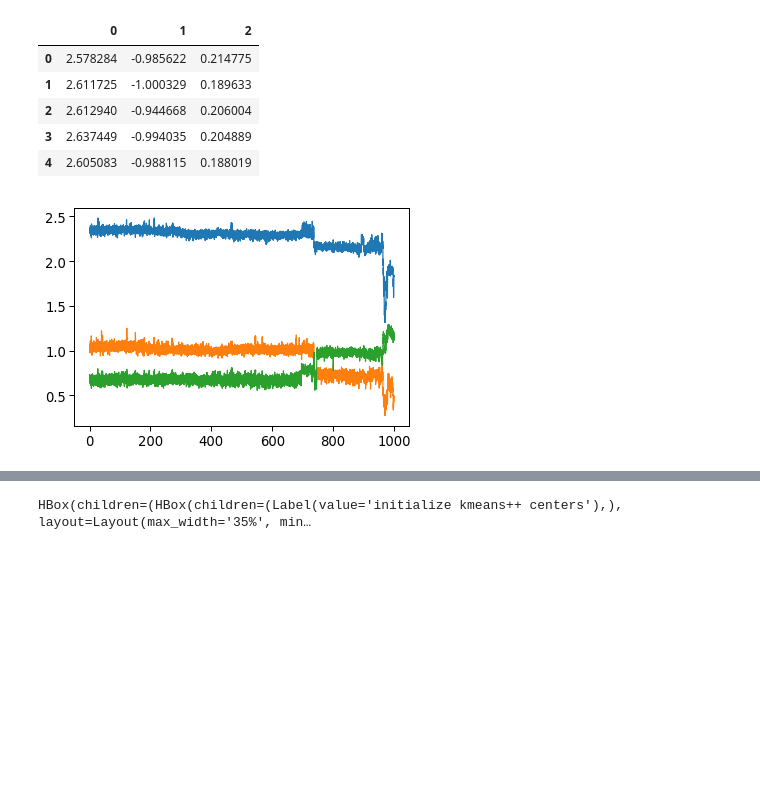
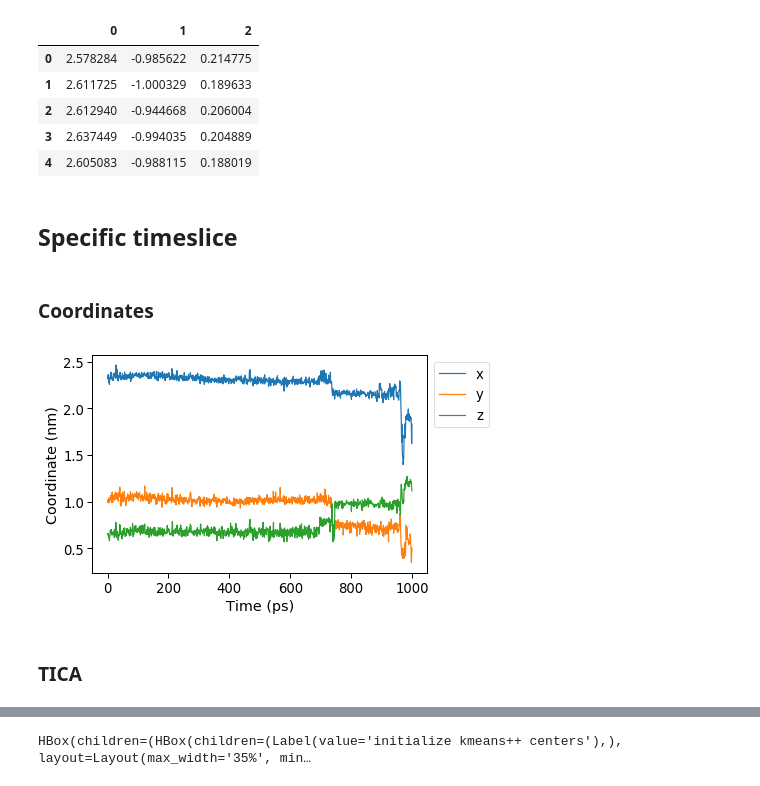
Before and after one commit to RobertArbon/water_diffusion, a Jupyter notebook: classification_explanation.ipynb, the cells around one changed output, grey strips where cells are left out. Drawn from its saved outputs; the diff is of its cells as text; code cells hidden in the pictures; blank space fills up the shorter version.

Commit message:
updated classfication explantion with more plots

```diff
--- a/classification_explanation.ipynb
+++ b/classification_explanation.ipynb
@@ -78,3 +78,5 @@ sample.head()
 | 2 | 2.612940 | -0.944668 | 0.206004 |
 | 3 | 2.637449 | -0.994035 | 0.204889 |
 | 4 | 2.605083 | -0.988115 | 0.188019 |
+# %% [markdown]
+## Specific timeslice
@@ -81,9 +87,17 @@ sample.head()
+# %% [markdown]
+### Coordinates
 # %%
-np.random.seed(42)
 with sns.plotting_context('paper', font_scale=1.5):
-    idx = 0
-    stride = 1
+    stride = 10
     t = np.arange(traj_split[idx].shape[0])*dt_ps
-    plt.plot(t[::stride], traj_split[idx][::stride, :])
+    fig, ax = plt.subplots()
+    for i in range(len(axis)):
+        ax.plot(t[::stride], traj_split[idx][::stride, i], label=axis[i])
+    ax.legend(bbox_to_anchor=(1, 1), loc='upper left')
+    ax.set_ylabel('Coordinate (nm)')
+    ax.set_xlabel('Time (ps)')
+    plt.savefig('images/xyz-slice-{}.png'.format(idx), bbox_inches='tight', dpi=450)
 # %% [output]
-[figure, old version]
+[figure, new version]
+# %% [markdown]
+### TICA
```
Also changed, not shown: parts of 11 cells of this notebook.
